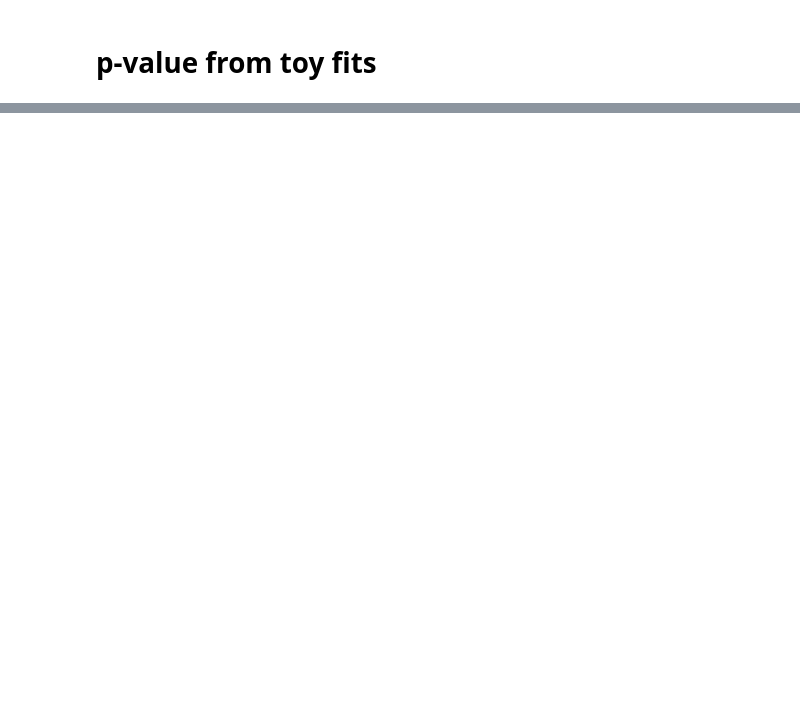
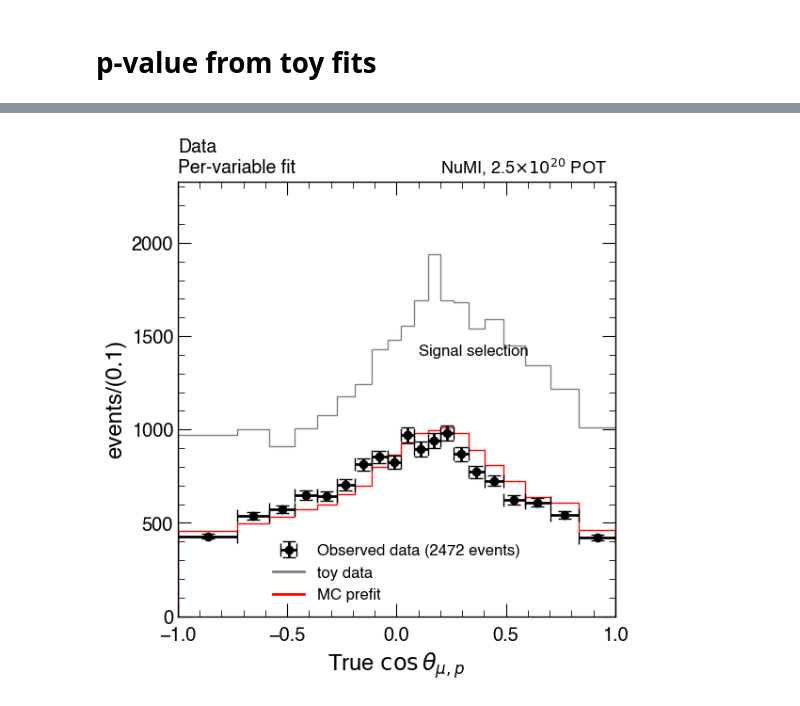
Before and after one commit to jedori0228/gundam_configs, a Jupyter notebook: run_configs/BaseConfig_250528/DrawFitterPlots_IndvFit.ipynb, the cells around one changed output, grey strips where cells are left out. Cells and saved outputs as stored; diff of their text form; code cells hidden in the pictures; blank space fills up the shorter version.

```diff
--- a/run_configs/BaseConfig_250528/DrawFitterPlots_IndvFit.ipynb
+++ b/run_configs/BaseConfig_250528/DrawFitterPlots_IndvFit.ipynb
@@ -979,0 +1184,4 @@ Text(0.5, 0, 'Total LLH')
+# %%
+ToyAreas_argsort = np.argsort(ToyAreas)
+# %%
+i_ToyOI = ToyAreas_argsort[-1]
@@ -979,0 +1192,86 @@ Text(0.5, 0, 'Total LLH')
+# %%
+with uproot.open(ToyFit_output_root) as f_toyfit:
+
+    for SelectionInfo in SelectionInfos:
+
+        SelectionName = SelectionInfo.Name
+        SelectionLatex = SelectionInfo.Latex
+
+        # Data not from Toy!
+        HistTDir = FitTDirs['pre'][f'plots/histograms/{SelectionName}_{RecoVariableName}/{RecoVariableName}']
+        hist_Data = HistTDir['Data_TH1D'].to_numpy()[0]
+
+        fig, ax = plt.subplots(figsize=(6,6))
+
+        lgs = []
+        ToyAreas = []
+        y_max = -1
+        for i_toy in range(NToyFits):
+            if i_toy!=i_ToyOI:
+                continue
+            uh_toy_Data = f_toyfit[f'{SelectionName}_Reco{VariableName}/Data_TH1D_{i_toy}']
+            Binning = uh_toy_Data.to_numpy()[1]
+            hld_ToyData = ax.hist(
+                Binning[:-1],
+                bins=Binning,
+                weights=uh_toy_Data.to_numpy()[0]/BinWidth,
+                color='gray',
+                histtype='step',
+                linewidth=1,
+            )
+            y_max = max(y_max, np.max(uh_toy_Data.to_numpy()[0]/BinWidth))
+            this_toy_area = np.sum( uh_toy_Data.to_numpy()[0] )
+
+            ToyAreas.append(this_toy_area)
+
+        for i_toy in range(1):
+            uh_toy_MC = f_toyfit[f'{SelectionName}_Reco{VariableName}/MC_TH1D_{i_toy}']
+            Binning = uh_toy_MC.to_numpy()[1]
+            hld_MC = ax.hist(
+                Binning[:-1],
+                bins=Binning,
+                weights=uh_toy_MC.to_numpy()[0]/BinWidth,
+                color='red',
+                histtype='step',
+                linewidth=1,
+            )
+
+
+        x_c_data = [ (Binning[i]+Binning[i+1])/2.  for i in range(0, len(Binning)-1) ]
+        x_err_data = [ (Binning[i+1]-Binning[i])/2.  for i in range(0, len(Binning)-1) ]
+        #histerr_OnBeam_Data = np.sqrt(np.random.poisson(hist_OnBeam_Data)) # poisson?
+        histerr_Data = np.sqrt(hist_Data)
+        sum_observed = np.sum( hist_Data )
+        hdl_data = ax.errorbar(
+            x_c_data,
+            hist_Data/BinWidth,
+            xerr=x_err_data,
+            yerr=histerr_Data/BinWidth,
+            fmt='ok',
+            capsize=5,
+            label="Observed data (%d events)"%(Rate_Data),
+        )
+
+        lgs.append(hdl_data)
+        lgs.append(Line2D([0], [0], color='gray', label='toy data', linestyle='-'))
+        lgs.append(Line2D([0], [0], color='red', label='MC prefit', linestyle='-'))
+
+        ax.set_xlabel(variableInfo.GetXaxisTitle())
+        ax.set_ylabel(variableInfo.GetYaxisTitle())
+        ax.set_xlim(left=xMin, right=xMax)
+        ax.set_ylim(0, 1.2*y_max)
+        icarusplot.AddTextTopLeft(ax, TopLeftLatex)
+        icarusplot.POT(ax, POTToNormalize)
+
+        ax.legend(handles=lgs)
+
+        _xrange = ax.get_xlim()
+        _use_x = _xrange[0] + 0.55*(_xrange[1] - _xrange[0])
+        _yrange = ax.get_ylim()
+        _use_y = _yrange[0] + 0.60*(_yrange[1] - _yrange[0])
+        ax.text(_use_x, _use_y, f'{SelectionLatex}', fontsize=12)
+
+        outputName = f'ToyFit_Distribution_iToy{i_ToyOI}_{SelectionName}_{VariableName}.pdf'
+        fig.savefig(f'{PlotBaseDir}/{outputName}', bbox_inches='tight')
+# %% [output]
+[figure, added]
```
Also changed, not shown: parts of 28 cells of this notebook, 3 other files.
